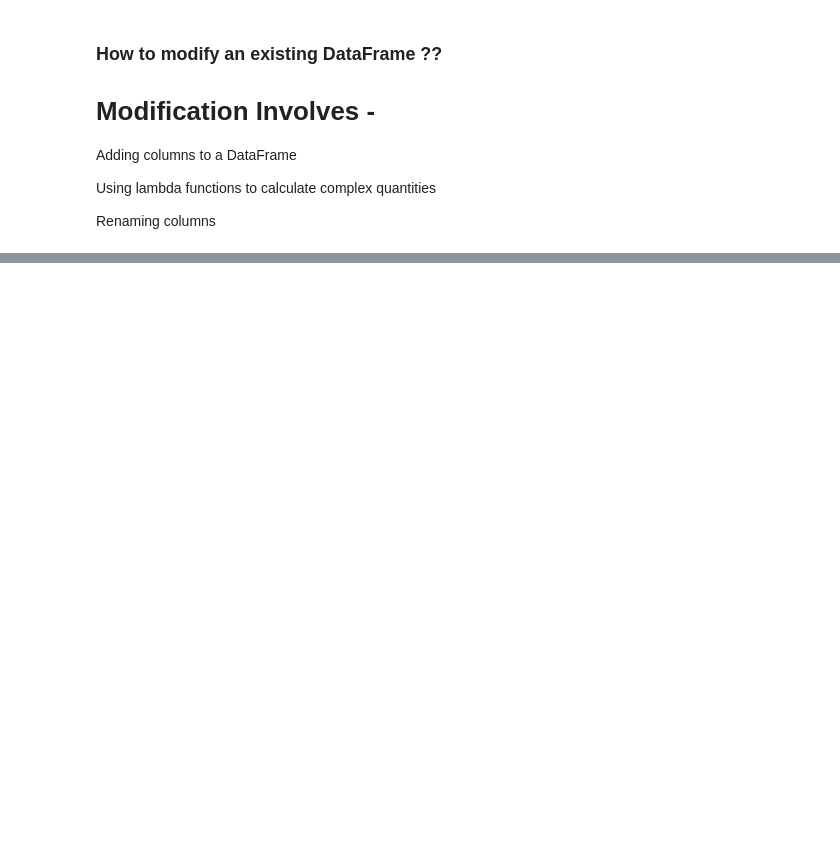
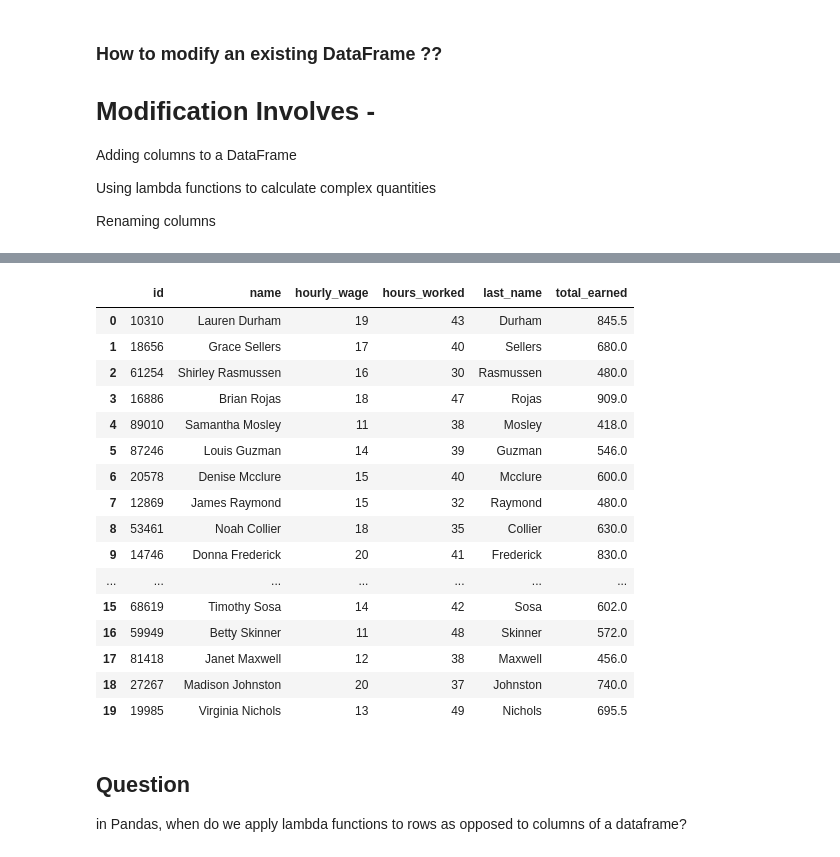
Before and after one commit to SantoshCollabDev/pandas, a Jupyter notebook: Practice_Modifying_Dataframes.ipynb, the cells around one changed output, grey strips where cells are left out. Cells and saved outputs as stored; diff of their text form; code cells hidden in the pictures; blank space fills up the shorter version.

```diff
--- a/Practice_Modifying_Dataframes.ipynb
+++ b/Practice_Modifying_Dataframes.ipynb
@@ -52,0 +780,3 @@ orders_df
+# %%
+employees_df = pd.read_csv(r'D:\GIT_Repositories\pandas\employees.csv')
+employees_df.head(10)
@@ -52,0 +797,4 @@ orders_df
+# %%
+get_last_name = lambda x: x.split()[-1]
+
+employees_df['last_name'] = employees_df.name.apply(get_last_name)
@@ -52,0 +902,31 @@ orders_df
+# %%
+total_earned = lambda row: (
+    40 + ( ( row['hours_worked'] - 40 ) * 1.5 )) * row['hourly_wage'] \
+    if row['hours_worked'] > 40 \
+    else ( row['hours_worked'] * row['hourly_wage'] )
+# %%
+employees_df['total_earned'] = employees_df.apply(total_earned, axis=1)
+# %%
+employees_df
+# %% [output]
+|  | id | name | hourly_wage | hours_worked | last_name | total_earned |
+| 0 | 10310 | Lauren Durham | 19 | 43 | Durham | 845.5 |
+| 1 | 18656 | Grace Sellers | 17 | 40 | Sellers | 680.0 |
+| 2 | 61254 | Shirley Rasmussen | 16 | 30 | Rasmussen | 480.0 |
+| 3 | 16886 | Brian Rojas | 18 | 47 | Rojas | 909.0 |
+| 4 | 89010 | Samantha Mosley | 11 | 38 | Mosley | 418.0 |
+| 5 | 87246 | Louis Guzman | 14 | 39 | Guzman | 546.0 |
+| 6 | 20578 | Denise Mcclure | 15 | 40 | Mcclure | 600.0 |
+| 7 | 12869 | James Raymond | 15 | 32 | Raymond | 480.0 |
+| 8 | 53461 | Noah Collier | 18 | 35 | Collier | 630.0 |
+| 9 | 14746 | Donna Frederick | 20 | 41 | Frederick | 830.0 |
+| ... | ... | ... | ... | ... | ... | ... |
+| 15 | 68619 | Timothy Sosa | 14 | 42 | Sosa | 602.0 |
+| 16 | 59949 | Betty Skinner | 11 | 48 | Skinner | 572.0 |
+| 17 | 81418 | Janet Maxwell | 12 | 38 | Maxwell | 456.0 |
+| 18 | 27267 | Madison Johnston | 20 | 37 | Johnston | 740.0 |
+| 19 | 19985 | Virginia Nichols | 13 | 49 | Nichols | 695.5 |
+# %% [markdown]
+## Question
+
+in Pandas, when do we apply lambda functions to rows as opposed to columns of a dataframe?
```
Also changed, not shown: parts of 177 cells of this notebook.
